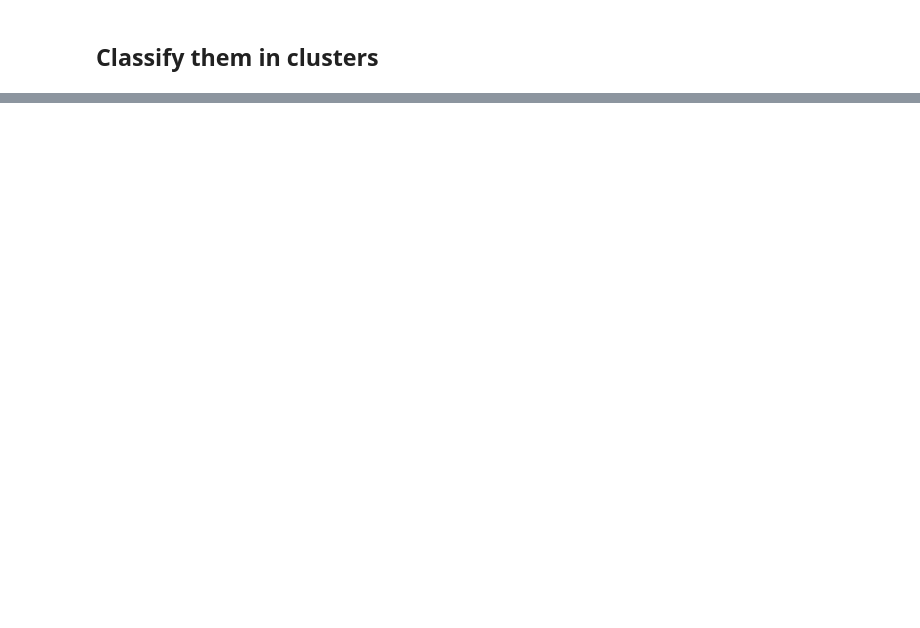
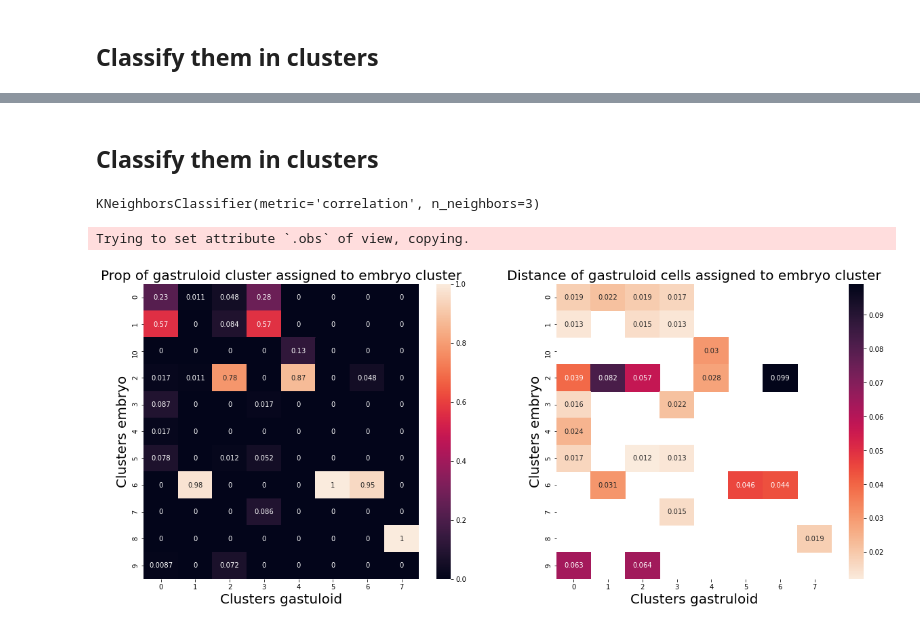
Before and after one commit to dsb-lab/blood_gastruloids, a Jupyter notebook: Analysis/6_Embryo_projection.ipynb, the cells around one changed output, grey strips where cells are left out. Cells and saved outputs as stored; diff of their text form; code cells hidden in the pictures; blank space fills up the shorter version.

```diff
--- a/Analysis/6_Embryo_projection.ipynb
+++ b/Analysis/6_Embryo_projection.ipynb
@@ -85,0 +202,37 @@ fig.savefig("plots/sorted/embryo_clusters_overlap.png",bbox_inches="tight")
+# %% [markdown]
+## Classify them in clusters
+# %%
+cluster_embryo = adata_embryo.obs.loc[:,["Louvain Cluster"]].astype(int).astype(str)
+
+m = KNeighborsClassifier(3,metric="correlation")
+m.fit(X_pca_embryo,cluster_embryo)
+# %% [output]
+KNeighborsClassifier(metric='correlation', n_neighbors=3)
+# %%
+cluster_gastruloid = m.predict(X_pca_gastruloid)
+# %%
+adata_gastruloid.obs["clusters_from_embryo"] = cluster_gastruloid
+# %% [output]
+Trying to set attribute `.obs` of view, copying.
+# %%
+matrix = adata_gastruloid.obs.groupby(["leiden_global","clusters_from_embryo"]).count().iloc[:,0].unstack().transpose()
+matrix = matrix/matrix.sum(axis=0)
+# %%
+adata_gastruloid.obs["correlation"] = m.kneighbors(X_pca_gastruloid)[0].mean(axis=1)
+matrix2 = adata_gastruloid.obs.groupby(["leiden_global","clusters_from_embryo"]).mean().loc[:,"correlation"].unstack().transpose()
+# %%
+fig,ax = plt.subplots(1,2,figsize=[20,8])
+
+sns.heatmap(matrix,annot=True,ax=ax[0])
+ax[0].set_xlabel("Clusters gastuloid",fontsize=20)
+ax[0].set_ylabel("Clusters embryo",fontsize=20)
+ax[0].set_title("Prop of gastruloid cluster assigned to embryo cluster",fontsize=20)
+
+sns.heatmap(matrix2,annot=True,ax=ax[1],cmap=sns.color_palette("rocket_r", as_cmap=True))
+ax[1].set_xlabel("Clusters gastruloid",fontsize=20)
+ax[1].set_ylabel("Clusters embryo",fontsize=20)
+ax[1].set_title("Distance of gastruloid cells assigned to embryo cluster",fontsize=20)
+
+fig.savefig("plots/sorted/embryo_clusters_overlap.png",bbox_inches="tight")
+# %% [output]
+[figure, added]
```
Also changed, not shown: parts of 22 cells of this notebook, 1 other file.
